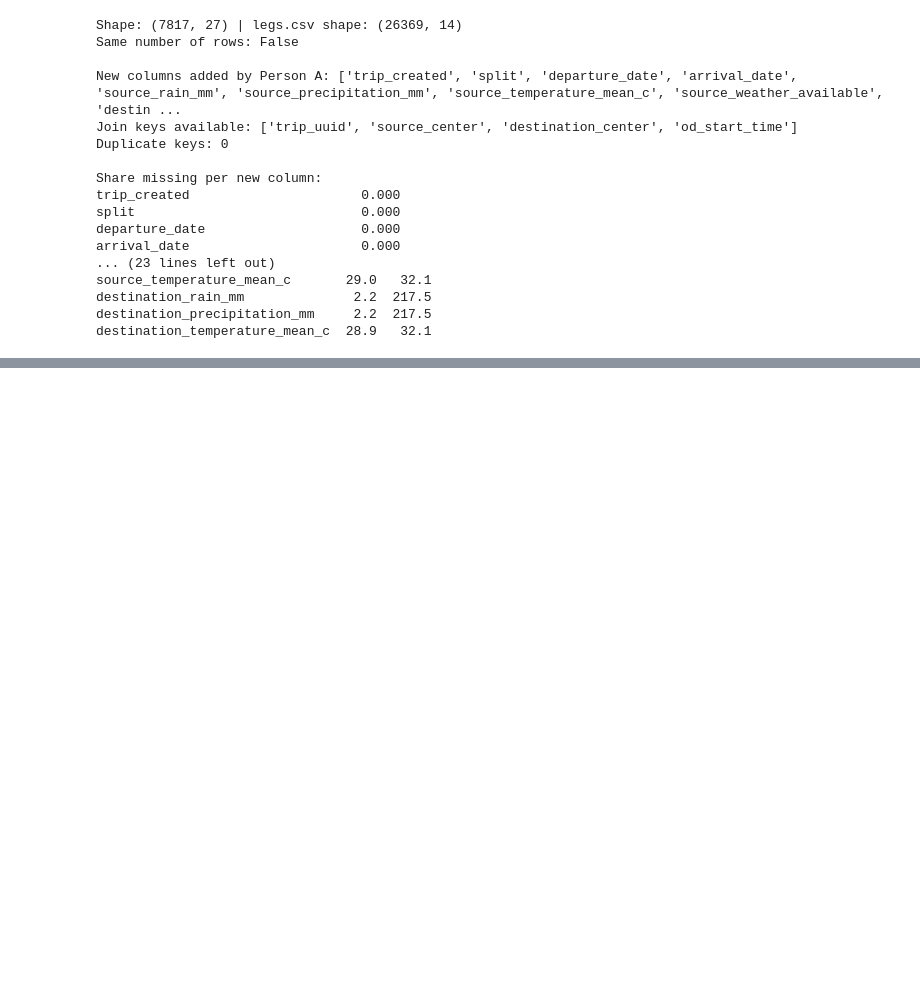
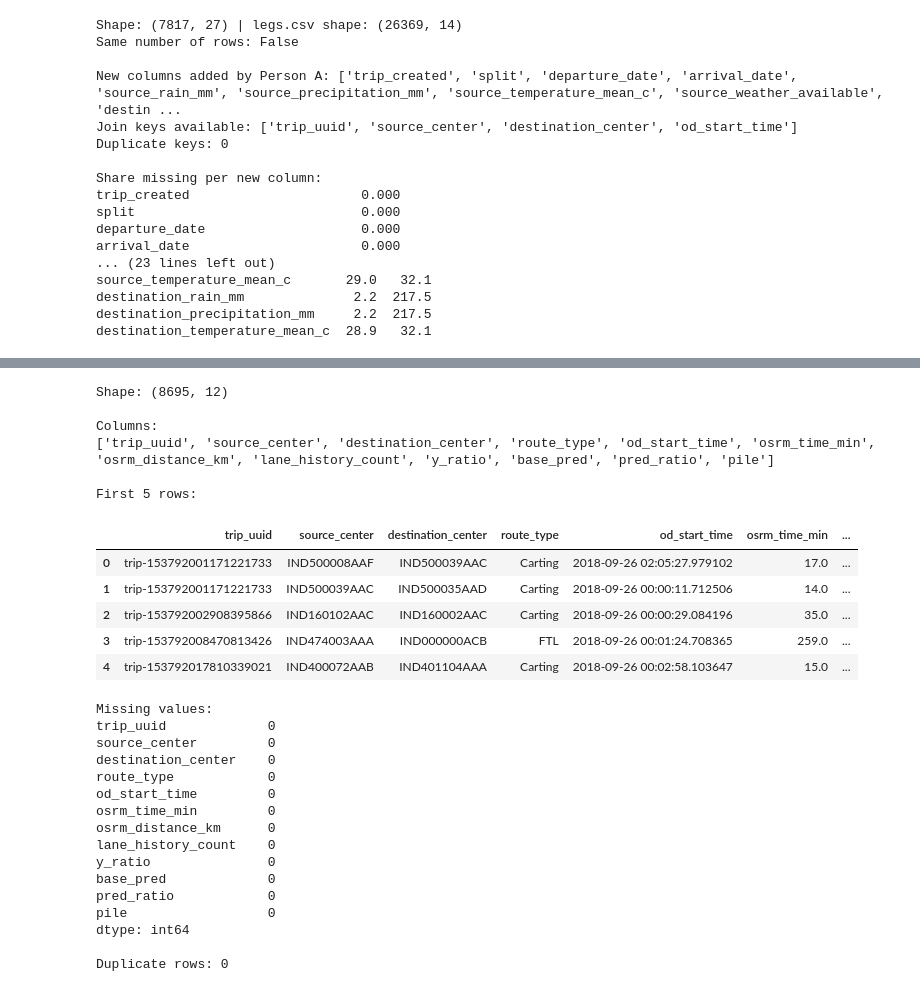
Before and after one commit to JahnaviSri23/supplyshield-, a Jupyter notebook: notebooks/B02_xgboost_day2.ipynb, the cells around one changed output, grey strips where cells are left out. Saved outputs shown, nothing was run; the diff lists cells and outputs as text; code cells hidden in the pictures; blank space fills up the shorter version.

```diff
--- a/notebooks/B02_xgboost_day2.ipynb
+++ b/notebooks/B02_xgboost_day2.ipynb
@@ -1898,0 +2001,50 @@ test MAE: 0.7195 | rows: 5307
+# %%
+from pathlib import Path
+import pandas as pd
+
+pred_path = Path("../data/processed/preds_cal_test_master_split_v1.csv")
+
+assert pred_path.exists(), "Prediction file not found!"
+
+preds = pd.read_csv(pred_path)
+
+print("Shape:", preds.shape)
+print("\nColumns:")
+print(preds.columns.tolist())
+
+print("\nFirst 5 rows:")
+display(preds.head())
+
+print("\nMissing values:")
+print(preds.isna().sum())
+
+print("\nDuplicate rows:", preds.duplicated().sum())
+# %% [output]
+Shape: (8695, 12)
+
+Columns:
+['trip_uuid', 'source_center', 'destination_center', 'route_type', 'od_start_time', 'osrm_time_min', 'osrm_distance_km', 'lane_history_count', 'y_ratio', 'base_pred', 'pred_ratio', 'pile']
+
+First 5 rows:
+|  | trip_uuid | source_center | destination_center | route_type | od_start_time | osrm_time_min | ... |
+| 0 | trip-153792001171221733 | IND500008AAF | IND500039AAC | Carting | 2018-09-26 02:05:27.979102 | 17.0 | ... |
+| 1 | trip-153792001171221733 | IND500039AAC | IND500035AAD | Carting | 2018-09-26 00:00:11.712506 | 14.0 | ... |
+| 2 | trip-153792002908395866 | IND160102AAC | IND160002AAC | Carting | 2018-09-26 00:00:29.084196 | 35.0 | ... |
+| 3 | trip-153792008470813426 | IND474003AAA | IND000000ACB | FTL | 2018-09-26 00:01:24.708365 | 259.0 | ... |
+| 4 | trip-153792017810339021 | IND400072AAB | IND401104AAA | Carting | 2018-09-26 00:02:58.103647 | 15.0 | ... |
+Missing values:
+trip_uuid             0
+source_center         0
+destination_center    0
+route_type            0
+od_start_time         0
+osrm_time_min         0
+osrm_distance_km      0
+lane_history_count    0
+y_ratio               0
+base_pred             0
+pred_ratio            0
+pile                  0
+dtype: int64
+
+Duplicate rows: 0
```
Also changed, not shown: parts of 67 cells of this notebook, 14 other files.
